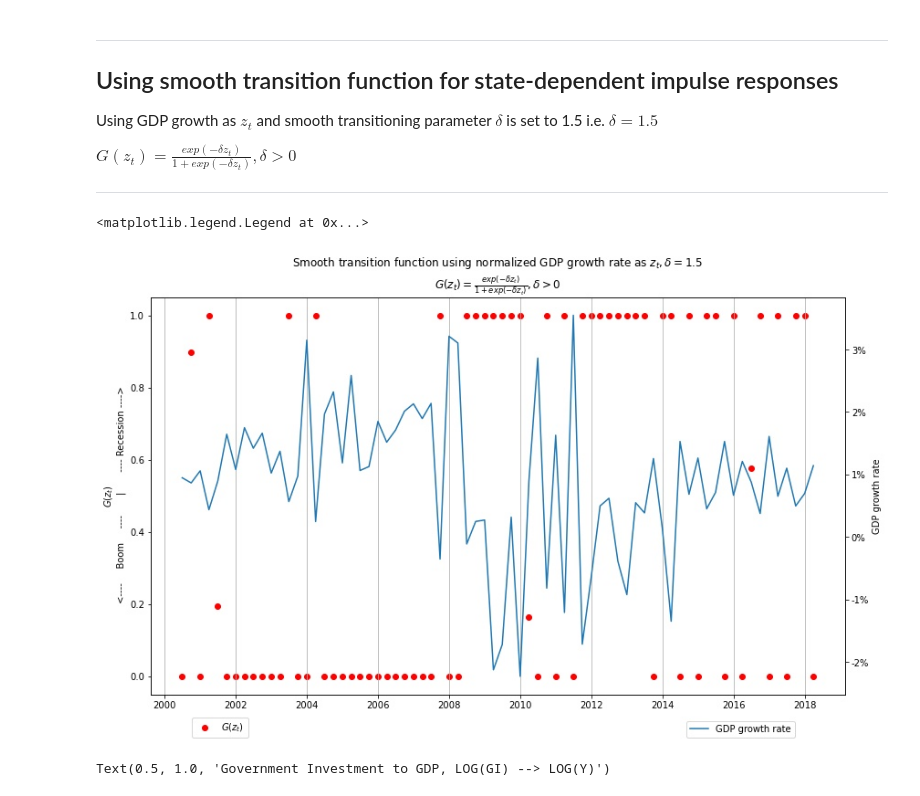
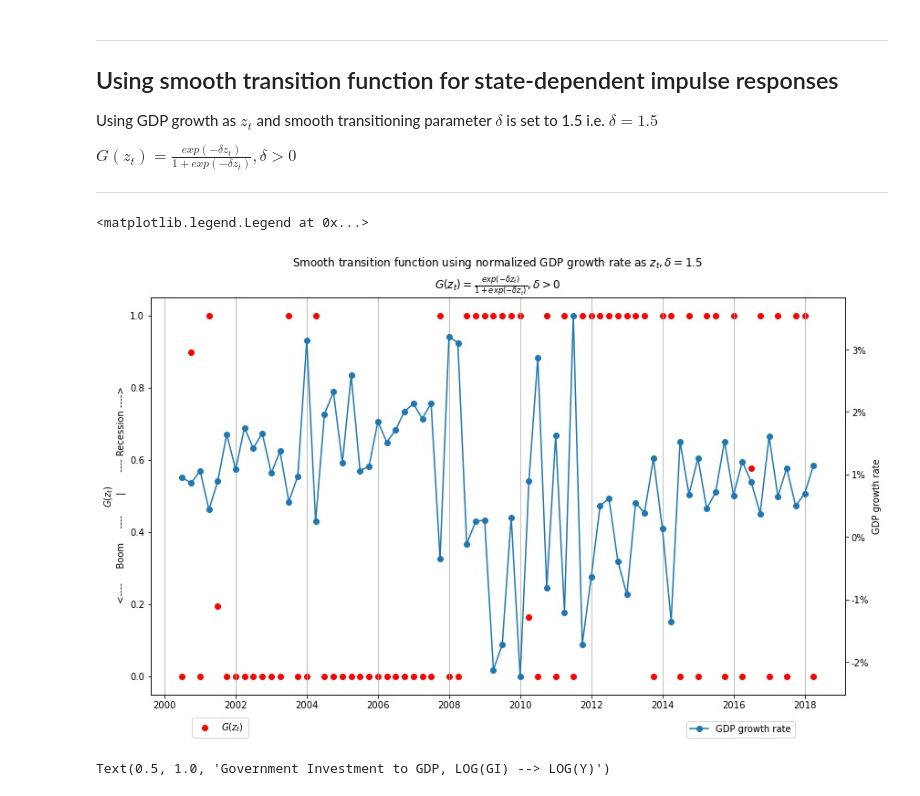
Before and after one commit to htdanil/referenced_to_github, a Jupyter notebook: G0004 Local Projection Practice - Bulgaria.ipynb, the cells around one changed output. Cells and saved outputs as stored; diff of their text form; code cells hidden in the pictures.

```diff
--- a/G0004 Local Projection Practice - Bulgaria.ipynb
+++ b/G0004 Local Projection Practice - Bulgaria.ipynb
@@ -299,35 +299,35 @@ $G(z_{t}) = \frac{exp(-\delta z_{t})}{1 + exp(-\delta z_{t})} , \delta >0$
 # %%
 df['y_growth'] = df['ly'].diff()*100
 df['z'] = (df['y_growth']-df['y_growth'].mean())/df['y_growth'].std()
 delta = 1.5
 D = np.exp(- delta * df['z'] * 100 )/(1 + np.exp(- delta * df['z'] * 100))
 df['D'] = D
 
 fig = plt.figure(figsize=(30,8))
 ax1 = fig.add_subplot(1,2,1)
 # ax2 = fig.add_subplot(1,2,2)
 ax1.xaxis.grid()
 # ax2.xaxis.grid()
 
 ax1.scatter(D.index, D, color='red')
 ax1.set_title('Smooth transition function using normalized GDP growth rate as '
           + r'$z_{t}, \delta = 1.5$'
           + '\n'
           + r'$G(z_{t}) = \frac{exp(-\delta z_{t})}{1 + exp(-\delta z_{t})} , \delta >0$')
 ax1.set_ylabel(r'$G(z_{t})$' + '\n' + ' <----     Boom     ----       |       ---- Recession ---->')
 # ax1.axhline(0.5, color='black', linestyle=':', linewidth=1)
 
 ax2 = ax1.twinx()
 
-ax2.plot(df['y_growth']/100)
+ax2.plot(df['y_growth']/100, marker = 'o')
 ax2.yaxis.set_major_formatter(FuncFormatter(lambda y, _: '{:.0%}'.format(y)))
 ax2.set_ylabel('GDP growth rate')
 # ax2.set_title('GDP growth rate')
 ax1.legend(loc=8,bbox_to_anchor=(0.1, -0.12), labels = [r'$G(z_{t})$'])
 ax2.legend(loc=8,bbox_to_anchor=(0.85, -0.12), labels = ['GDP growth rate'])
 # %% [output]
 <matplotlib.legend.Legend at 0x...>
-[figure, old version]
+[figure, new version]
 # %%
 %Rpush D
 # %R saveRDS(object = D, file = 'temp/D.rds')
```
Also changed, not shown: parts of 3 cells of this notebook, 1 other file.
